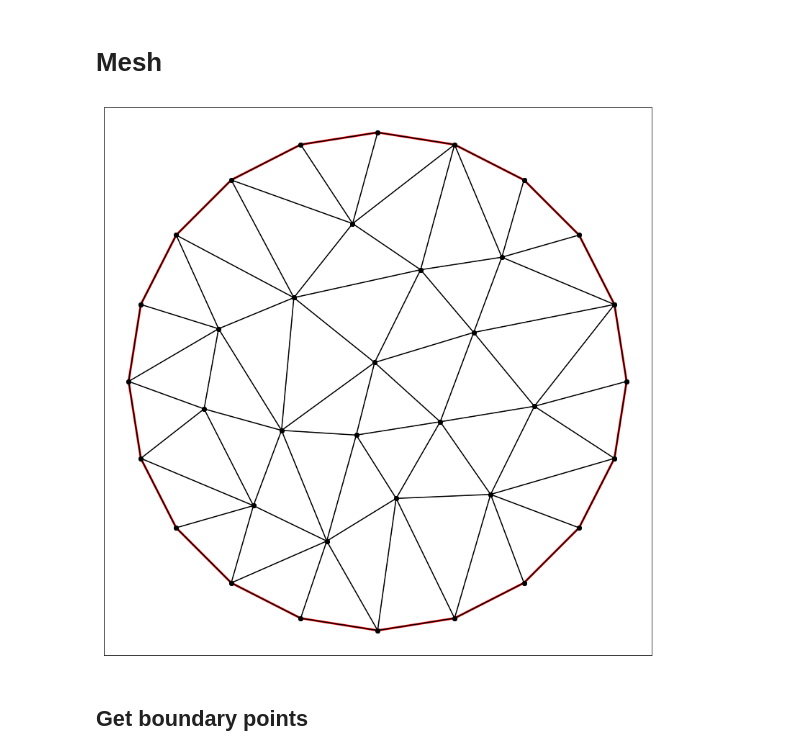
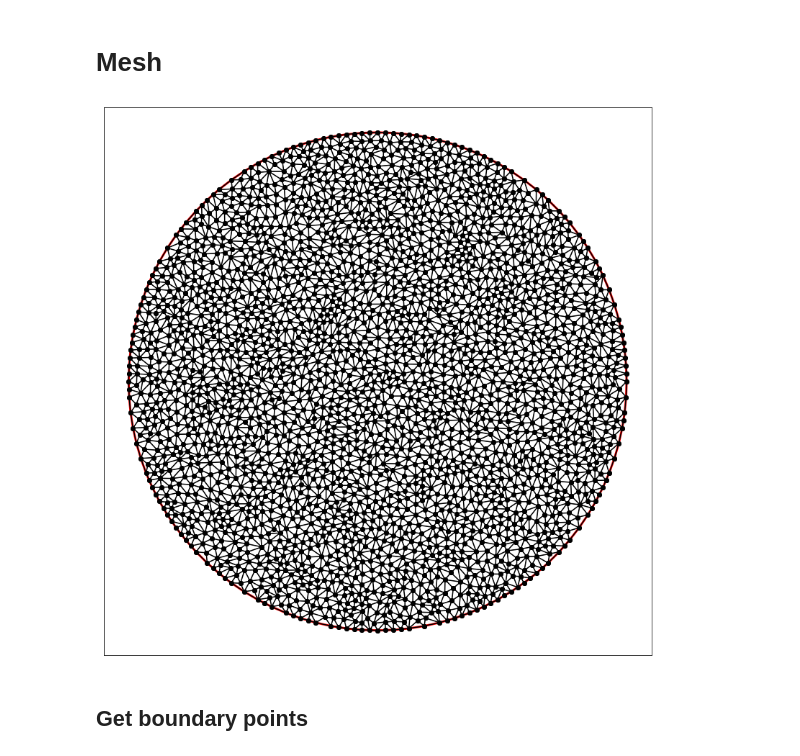
Before and after one commit to kamosevoyan/Diploma_work, a Jupyter notebook: Notebooks/Poisson_equation_solution_on_polygonal_domain.ipynb, the cells around one changed output. Drawn from its saved outputs; the diff is of its cells as text; code cells hidden in the pictures.

```diff
--- a/Notebooks/Poisson_equation_solution_on_polygonal_domain.ipynb
+++ b/Notebooks/Poisson_equation_solution_on_polygonal_domain.ipynb
@@ -47,21 +7,22 @@ holes = np.array([[]])
 # %% [markdown]
 # Circle
 # %%
-t = np.linspace(0, 2*np.pi, 20, endpoint=False)
+t = np.linspace(0, 2*np.pi, 100, endpoint=False)
 points = np.stack((np.cos(t), np.sin(t))).T
 # %%
 seg = np.array([[j, j+1] for j in range(points.shape[0]-1)] + [[points.shape[0] - 1, 0]])
 # %% [markdown]
 # Mesh
 # %%
-cndt = triangulate({"vertices":points, "segments":seg}, opts="Rpq30a0.1ne")
+cndt = triangulate({"vertices":points, "segments":seg}, opts="Rpq30a0.001ne")
 %matplotlib inline
 fig, ax = plt.subplots(figsize=(14, 14))
 ax = plt.subplot(111, aspect='equal')
 tplot(ax, **cndt)
+fig.savefig("../images/circle_mesh")
 plt.show()
 # %% [output]
-[figure, old version]
+[figure, new version]
 # %%
 points = cndt["vertices"]
 triangles = cndt["triangles"]
```
Also changed, not shown: parts of 14 cells of this notebook, 9 other files.
